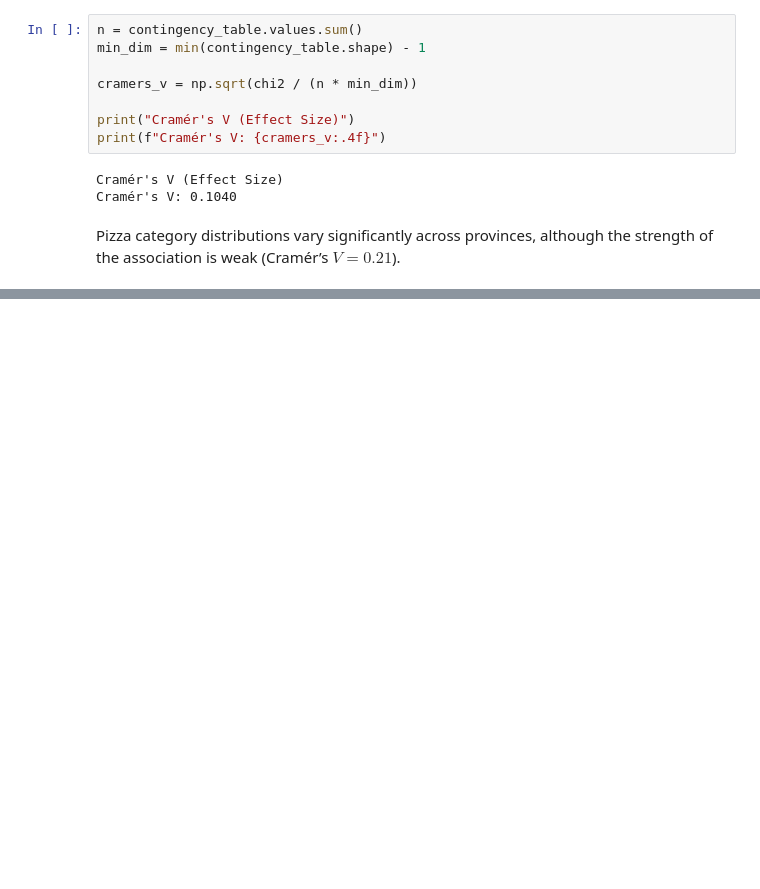
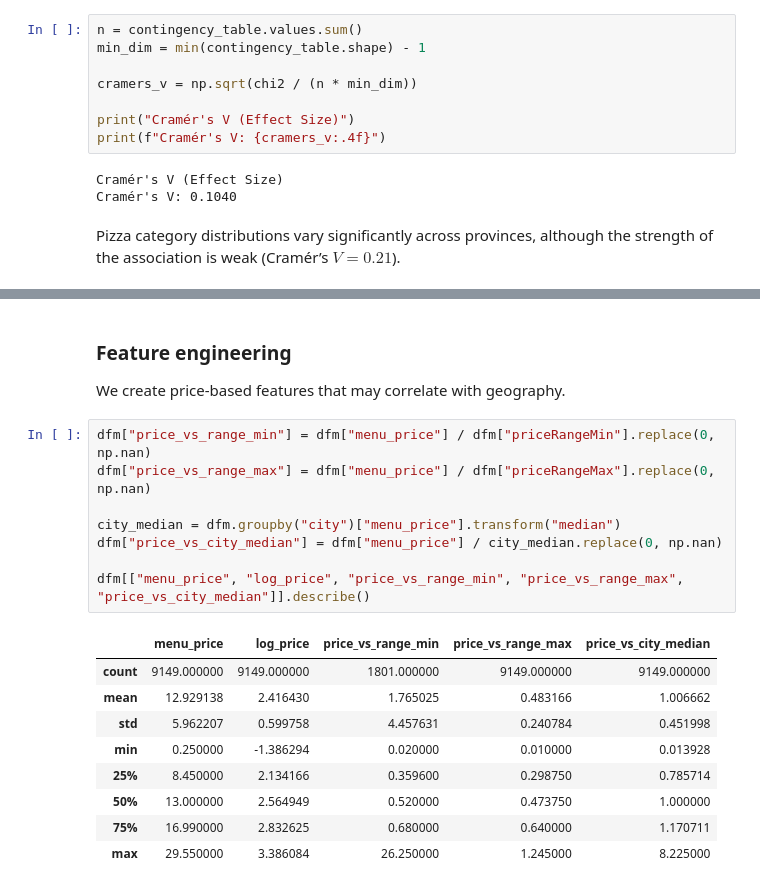
Before and after one commit to emanuelegaliano/Fundamentals-of-Data-Analysis, a Jupyter notebook: project/assignment.ipynb, the cells around one changed output, grey strips where cells are left out. Cells and saved outputs as stored; diff of their text form; blank space fills up the shorter version.

```diff
--- a/project/assignment.ipynb
+++ b/project/assignment.ipynb
@@ -1628,0 +2051,21 @@ Pizza category distributions vary significantly across provinces, although the s
+# %% [markdown]
+### Feature engineering
+We create price-based features that may correlate with geography.
+# %%
+dfm["price_vs_range_min"] = dfm["menu_price"] / dfm["priceRangeMin"].replace(0, np.nan)
+dfm["price_vs_range_max"] = dfm["menu_price"] / dfm["priceRangeMax"].replace(0, np.nan)
+
+city_median = dfm.groupby("city")["menu_price"].transform("median")
+dfm["price_vs_city_median"] = dfm["menu_price"] / city_median.replace(0, np.nan)
+
+dfm[["menu_price", "log_price", "price_vs_range_min", "price_vs_range_max", "price_vs_city_median"]].describe()
+# %% [output]
+|  | menu_price | log_price | price_vs_range_min | price_vs_range_max | price_vs_city_median |
+| count | 9149.000000 | 9149.000000 | 1801.000000 | 9149.000000 | 9149.000000 |
+| mean | 12.929138 | 2.416430 | 1.765025 | 0.483166 | 1.006662 |
+| std | 5.962207 | 0.599758 | 4.457631 | 0.240784 | 0.451998 |
+| min | 0.250000 | -1.386294 | 0.020000 | 0.010000 | 0.013928 |
+| 25% | 8.450000 | 2.134166 | 0.359600 | 0.298750 | 0.785714 |
+| 50% | 13.000000 | 2.564949 | 0.520000 | 0.473750 | 1.000000 |
+| 75% | 16.990000 | 2.832625 | 0.680000 | 0.640000 | 1.170711 |
+| max | 29.550000 | 3.386084 | 26.250000 | 1.245000 | 8.225000 |
```
Also changed, not shown: parts of 37 cells of this notebook, 2 other files.
